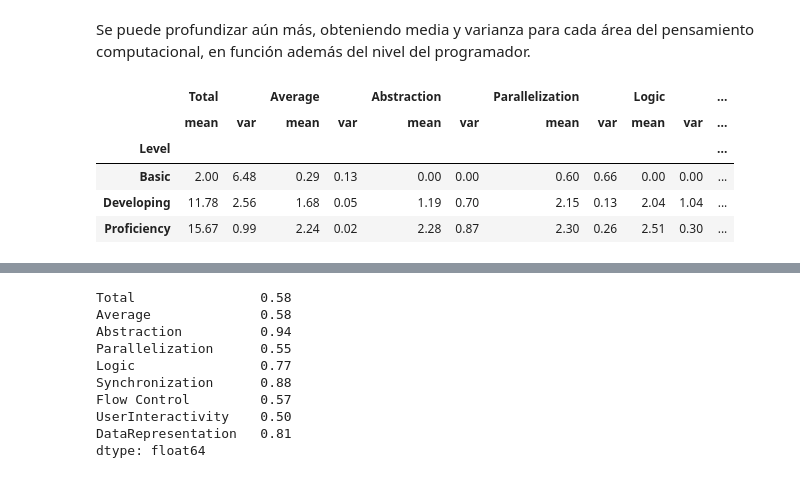
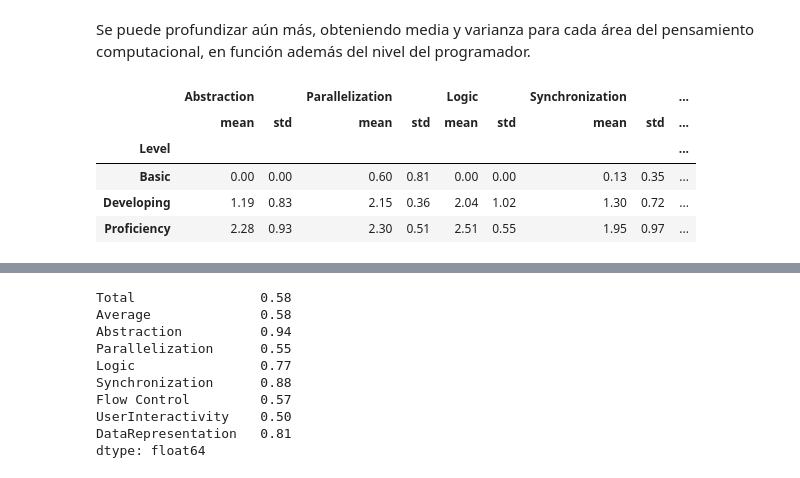
Before and after one commit to rcruiz/pruebaCT, a Jupyter notebook: Analisis.ipynb, the cells around one changed output, grey strips where cells are left out. Drawn from its saved outputs; the diff is of its cells as text; code cells hidden in the pictures.

Commit message:
Searching information in data

```diff
--- a/Analisis.ipynb
+++ b/Analisis.ipynb
@@ -538,12 +538,12 @@ Al calcular la varianza y la desviación típica, vemos que la dispersión en to
 # %% [markdown]
 Se puede profundizar aún más, obteniendo media y varianza para cada área del pensamiento computacional, en función además del nivel del programador.
 # %%
-agg = df_analyzer.groupby('Level').agg([np.mean, np.var])
+agg = df_analyzer.loc[:, "Level":"DataRepresentation"].groupby('Level').agg([np.mean, np.std])
 agg
 # %% [output]
-|  | Total |  | Average |  | Abstraction |  | Parallelization |  | Logic |  | ... |
-|  | mean | var | mean | var | mean | var | mean | var | mean | var | ... |
-| Level |  |  |  |  |  |  |  |  |  |  | ... |
-| Basic | 2.00 | 6.48 | 0.29 | 0.13 | 0.00 | 0.00 | 0.60 | 0.66 | 0.00 | 0.00 | ... |
-| Developing | 11.78 | 2.56 | 1.68 | 0.05 | 1.19 | 0.70 | 2.15 | 0.13 | 2.04 | 1.04 | ... |
-| Proficiency | 15.67 | 0.99 | 2.24 | 0.02 | 2.28 | 0.87 | 2.30 | 0.26 | 2.51 | 0.30 | ... |
+|  | Abstraction |  | Parallelization |  | Logic |  | Synchronization |  | ... |
+|  | mean | std | mean | std | mean | std | mean | std | ... |
+| Level |  |  |  |  |  |  |  |  | ... |
+| Basic | 0.00 | 0.00 | 0.60 | 0.81 | 0.00 | 0.00 | 0.13 | 0.35 | ... |
+| Developing | 1.19 | 0.83 | 2.15 | 0.36 | 2.04 | 1.02 | 1.30 | 0.72 | ... |
+| Proficiency | 2.28 | 0.93 | 2.30 | 0.51 | 2.51 | 0.55 | 1.95 | 0.97 | ... |
```
Also changed, not shown: parts of 16 cells of this notebook.
